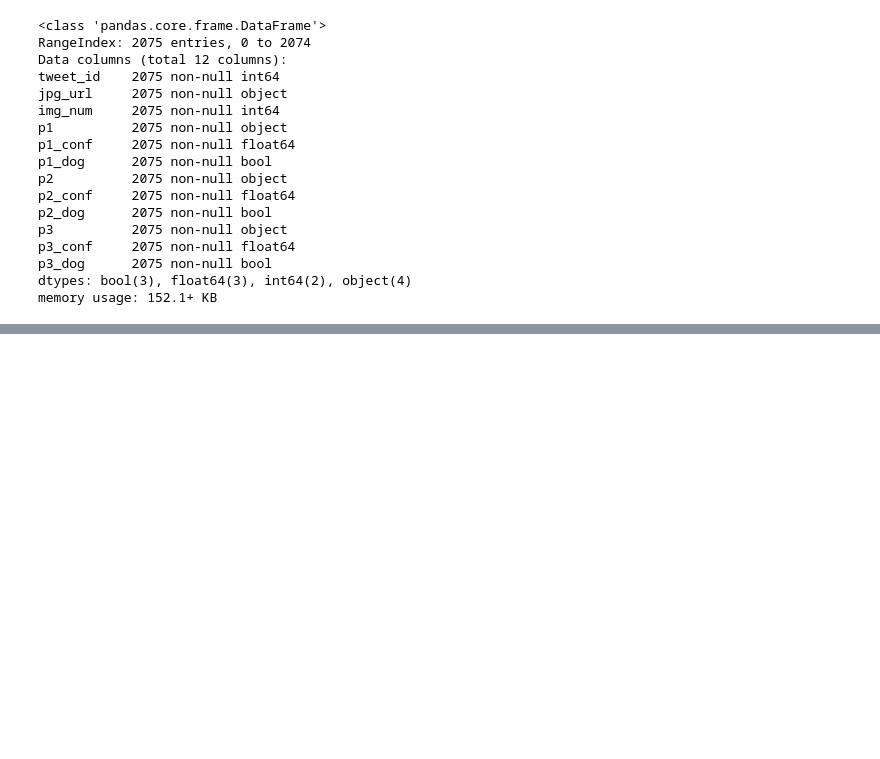
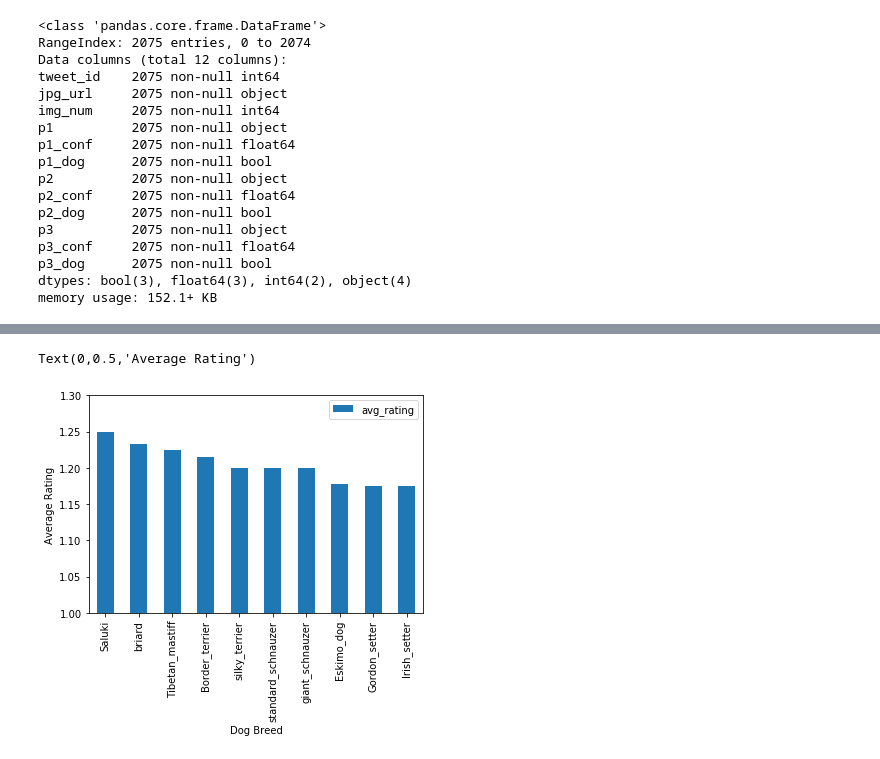
Before and after one commit to marooned20/Udacity-Data-Wrangling, a Jupyter notebook: wrangle_act.ipynb, the cells around one changed output, grey strips where cells are left out. Cells and saved outputs as stored; diff of their text form; code cells hidden in the pictures; blank space fills up the shorter version.

```diff
--- a/wrangle_act.ipynb
+++ b/wrangle_act.ipynb
@@ -890,0 +1060,10 @@ memory usage: 152.1+ KB
+# %%
+# get avg. rating a breed gets with groupby
+breed_vs_rating = final_df.groupby(['p1'])['rating'].mean()
+
+# convert series to df
+breed_vs_rating = breed_vs_rating.reset_index()
+breed_vs_rating.rename(columns={'rating': 'avg_rating'}, inplace=True)
+# sort by avg. rating desc
+breed_vs_rating = breed_vs_rating.sort_values('avg_rating', ascending=False)
+breed_vs_rating
@@ -890,0 +1089,9 @@ memory usage: 152.1+ KB
+# %%
+# breed vs rating
+breed_vs_rating.head(10).plot(kind='bar', x=['p1'], y=['avg_rating'])
+plt.ylim(ymin=1.0, ymax=1.3)
+plt.xlabel('Dog Breed')
+plt.ylabel('Average Rating')
+# %% [output]
+Text(0,0.5,'Average Rating')
+[figure, added]
```
Also changed, not shown: parts of 22 cells of this notebook.
